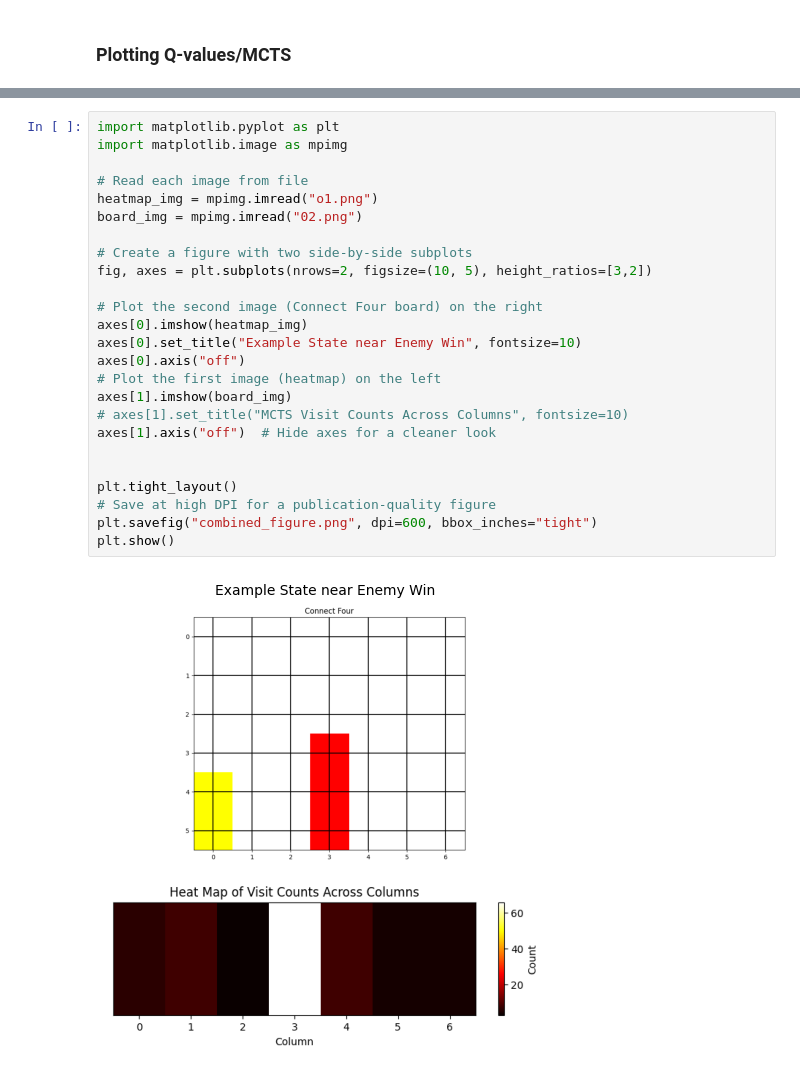
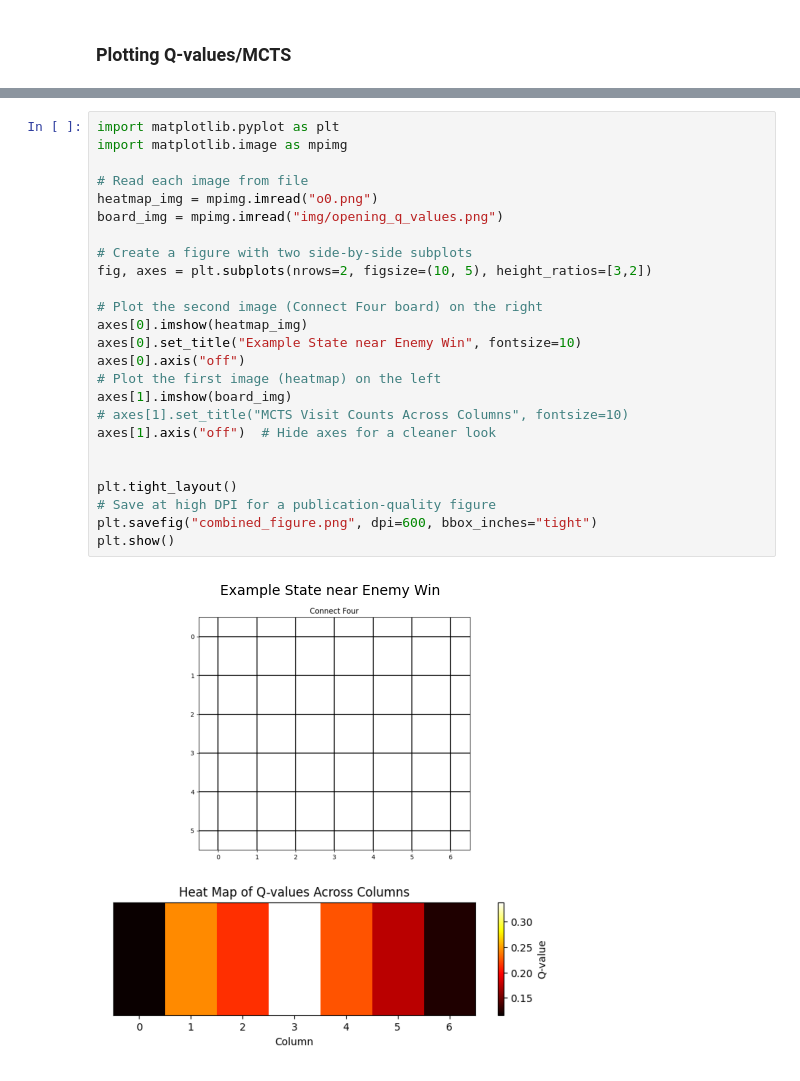
Before and after one commit to yhc-666/connect-4, a Jupyter notebook: test.ipynb, the cells around one changed output, grey strips where cells are left out. Cells and saved outputs as stored; diff of their text form.

```diff
--- a/test.ipynb
+++ b/test.ipynb
@@ -72,29 +82,29 @@ plot_q_values_heatmap(q_values)
 # %%
 import matplotlib.pyplot as plt
 import matplotlib.image as mpimg
 
 # Read each image from file
-heatmap_img = mpimg.imread("o1.png")
-board_img = mpimg.imread("02.png")
+heatmap_img = mpimg.imread("o0.png")
+board_img = mpimg.imread("img/opening_q_values.png")
 
 # Create a figure with two side-by-side subplots
 fig, axes = plt.subplots(nrows=2, figsize=(10, 5), height_ratios=[3,2])
 
 # Plot the second image (Connect Four board) on the right
 axes[0].imshow(heatmap_img)
 axes[0].set_title("Example State near Enemy Win", fontsize=10)
 axes[0].axis("off")
 # Plot the first image (heatmap) on the left
 axes[1].imshow(board_img)
 # axes[1].set_title("MCTS Visit Counts Across Columns", fontsize=10)
 axes[1].axis("off")  # Hide axes for a cleaner look
 
 
 plt.tight_layout()
 # Save at high DPI for a publication-quality figure
 plt.savefig("combined_figure.png", dpi=600, bbox_inches="tight")
 plt.show()
 # %% [output]
-[figure, old version]
+[figure, new version]
 # %%
 from mcts_wrapper import MCTSWrapper
```
Also changed, not shown: parts of 10 cells of this notebook, 5 other files.
